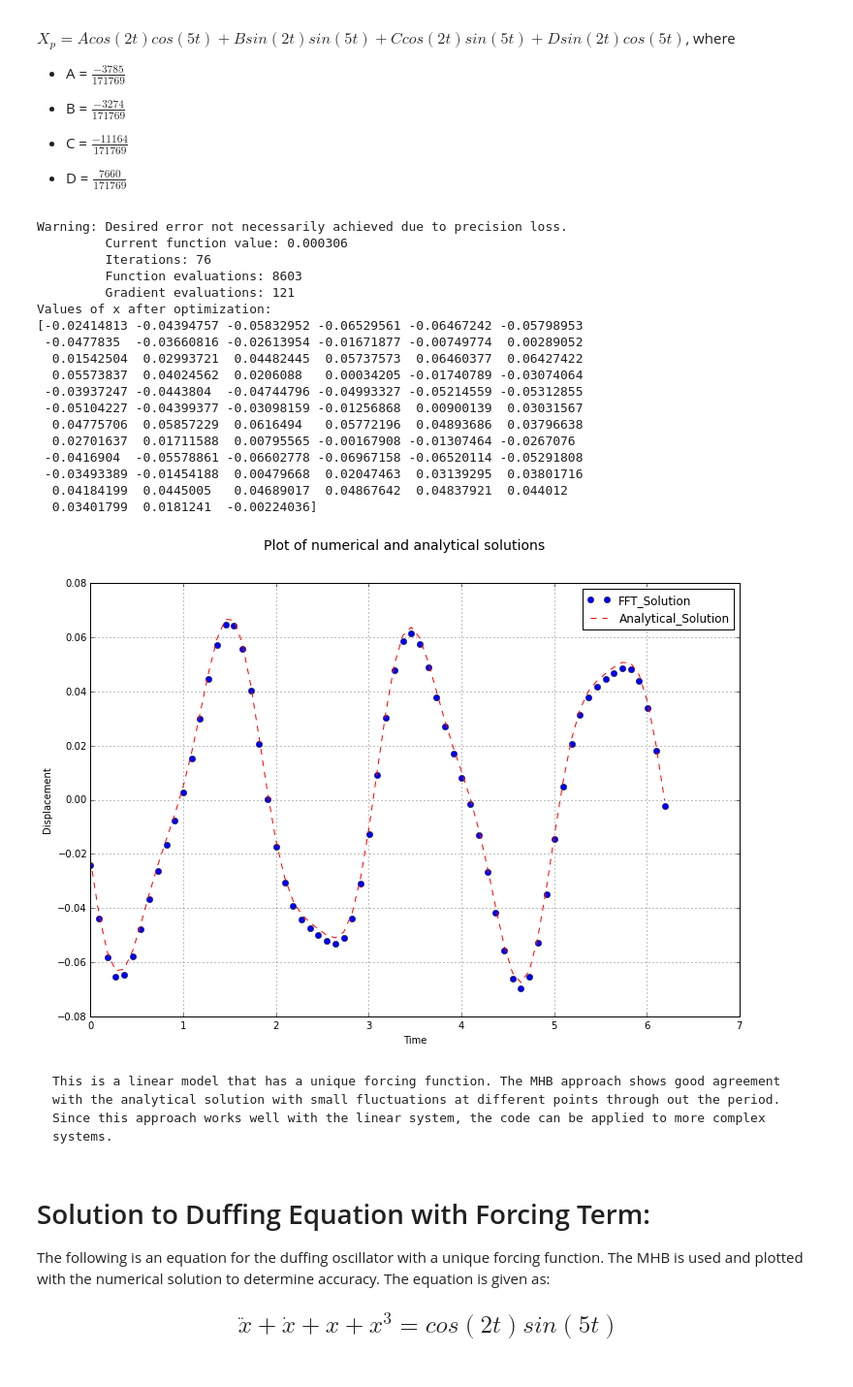
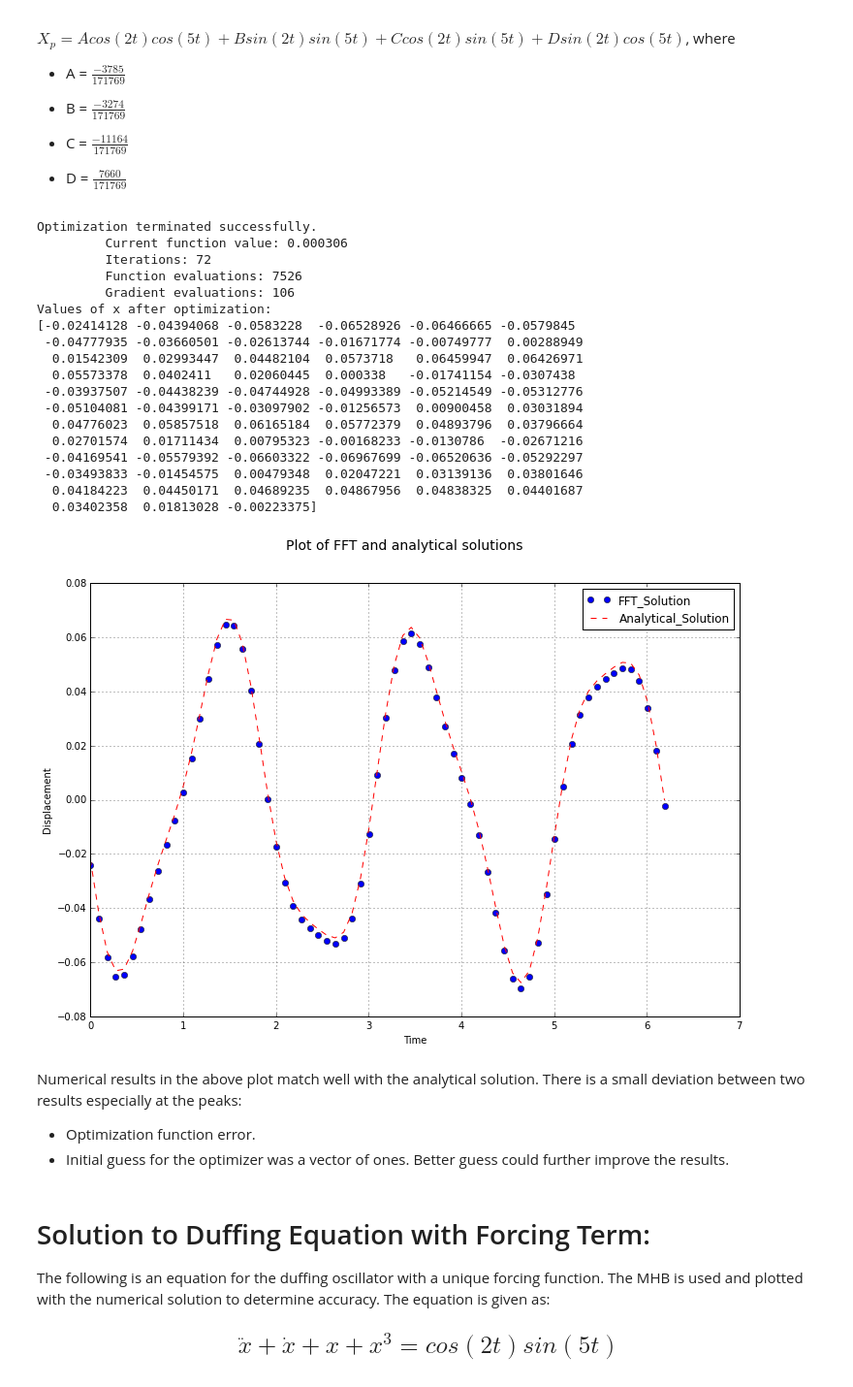
Before and after one commit to blankam/NLD-project, a Jupyter notebook: ME7160_Project_Submission_Draft3_Complete.ipynb, the cells around one changed output. Shown: that part at 97% size. Drawn from its saved outputs; the diff is of its cells as text; code cells hidden in the pictures.

```diff
--- a/ME7160_Project_Submission_Draft3_Complete.ipynb
+++ b/ME7160_Project_Submission_Draft3_Complete.ipynb
@@ -78,53 +79,56 @@ from scipy.optimize import minimize
 sol = minimize(resFun, x0, method = 'BFGS', options={'maxiter':50000, 'disp':True})
 #sol = minimize(resFun, x0)
 
 print('Values of x after optimization:')
 print(sol.x)
 
 #Optional to plot Jacobian of the minimize function
 #print(sol.jac)
 
 A = (-3785/171769)
 B = (-3274/171769)
 C = (-11164/171769)
 D = (7660/171769)
 
 Analytical = (A)*np.cos(2*t)*np.cos(5*t) + (B)*np.sin(2*t)*np.sin(5*t) + (C)*np.cos(2*t)*np.sin(5*t)\
             + (D)*np.sin(2*t)*np.cos(5*t)
 
 #Plot of numerical and analytical solutions
 fig = plt.figure(figsize = (12,8))
 plt.plot(t, sol.x, 'bo', label = 'FFT_Solution') #FFT solution plot
 plt.plot(t, Analytical, 'r--', label = 'Analytical_Solution') #analytical steady state solution to the above posed problem
 plt.legend(loc = 'upper right')
-fig.suptitle('Plot of numerical and analytical solutions', fontsize = 14)
+fig.suptitle('Plot of FFT and analytical solutions', fontsize = 14)
 plt.xlabel('Time')
 plt.ylabel('Displacement')
 
 plt.grid()
 plt.show()
 # %% [output]
-Warning: Desired error not necessarily achieved due to precision loss.
+Optimization terminated successfully.
          Current function value: 0.000306
-         Iterations: 76
-         Function evaluations: 8603
-         Gradient evaluations: 121
+         Iterations: 72
+         Function evaluations: 7526
+         Gradient evaluations: 106
 Values of x after optimization:
-[-0.02414813 -0.04394757 -0.05832952 -0.06529561 -0.06467242 -0.05798953
- -0.0477835  -0.03660816 -0.02613954 -0.01671877 -0.00749774  0.00289052
-  0.01542504  0.02993721  0.04482445  0.05737573  0.06460377  0.06427422
-  0.05573837  0.04024562  0.0206088   0.00034205 -0.01740789 -0.03074064
- -0.03937247 -0.0443804  -0.04744796 -0.04993327 -0.05214559 -0.05312855
- -0.05104227 -0.04399377 -0.03098159 -0.01256868  0.00900139  0.03031567
-  0.04775706  0.05857229  0.0616494   0.05772196  0.04893686  0.03796638
-  0.02701637  0.01711588  0.00795565 -0.00167908 -0.01307464 -0.0267076
- -0.0416904  -0.05578861 -0.06602778 -0.06967158 -0.06520114 -0.05291808
- -0.03493389 -0.01454188  0.00479668  0.02047463  0.03139295  0.03801716
-  0.04184199  0.0445005   0.04689017  0.04867642  0.04837921  0.044012
-  0.03401799  0.0181241  -0.00224036]
+[-0.02414128 -0.04394068 -0.0583228  -0.06528926 -0.06466665 -0.0579845
+ -0.04777935 -0.03660501 -0.02613744 -0.01671774 -0.00749777  0.00288949
+  0.01542309  0.02993447  0.04482104  0.0573718   0.06459947  0.06426971
+  0.05573378  0.0402411   0.02060445  0.000338   -0.01741154 -0.0307438
+ -0.03937507 -0.04438239 -0.04744928 -0.04993389 -0.05214549 -0.05312776
+ -0.05104081 -0.04399171 -0.03097902 -0.01256573  0.00900458  0.03031894
+  0.04776023  0.05857518  0.06165184  0.05772379  0.04893796  0.03796664
+  0.02701574  0.01711434  0.00795323 -0.00168233 -0.0130786  -0.02671216
+ -0.04169541 -0.05579392 -0.06603322 -0.06967699 -0.06520636 -0.05292297
+ -0.03493833 -0.01454575  0.00479348  0.02047221  0.03139136  0.03801646
+  0.04184223  0.04450171  0.04689235  0.04867956  0.04838325  0.04401687
+  0.03402358  0.01813028 -0.00223375]
-[figure, old version]
+[figure, new version]
-# %% [markdown]
-    This is a linear model that has a unique forcing function. The MHB approach shows good agreement with the analytical solution with small fluctuations at different points through out the period. Since this approach works well with the linear system, the code can be applied to more complex systems.
+# %% [markdown]
+Numerical results in the above plot match well with the analytical solution. There is a small deviation between two results especially at the peaks:
+
+- Optimization function error.
+- Initial guess for the optimizer was a vector of ones. Better guess could further improve the results.
 # %% [markdown]
 # Solution to Duffing Equation with Forcing Term:
 
```
Also changed, not shown: parts of 17 cells of this notebook.
